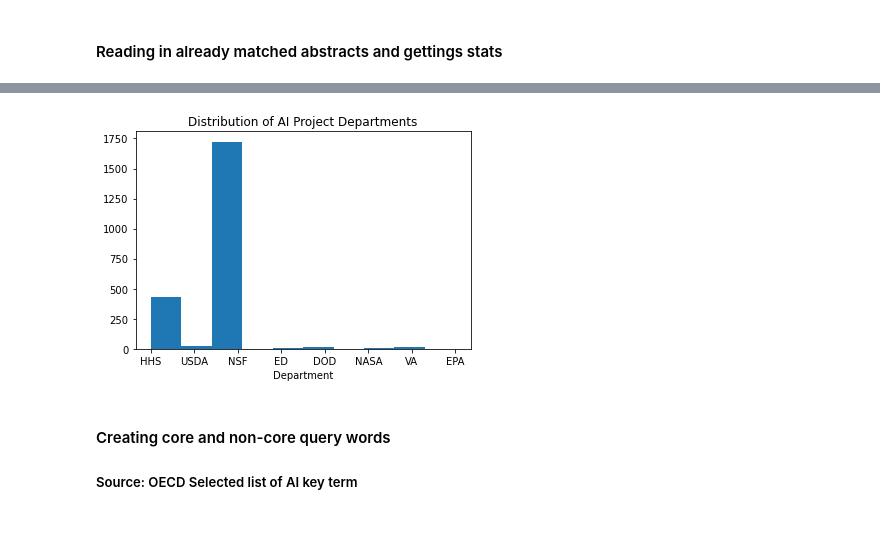
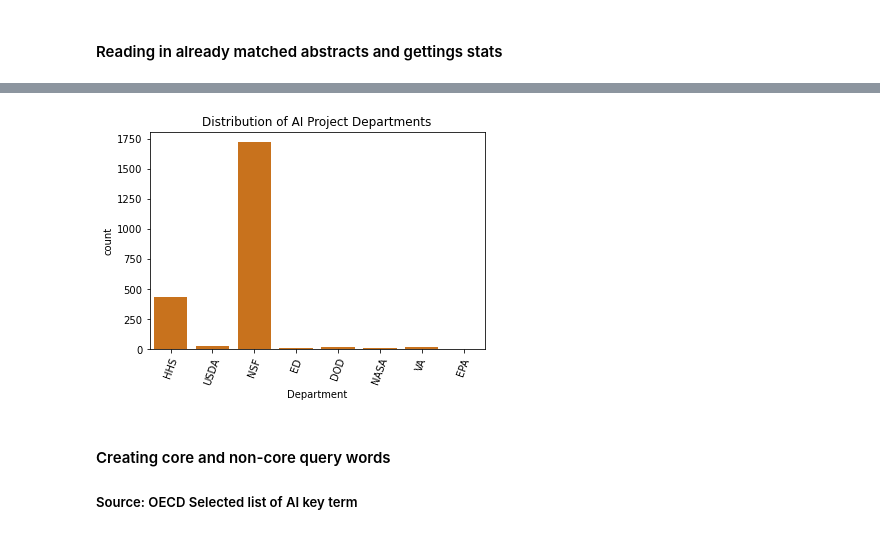
Before and after one commit to DSPG-Young-Scholars-Program/dspg21RnD, a Jupyter notebook: src/02_term_matching/01_OECD_term_matching.ipynb, the cells around one changed output, grey strips where cells are left out. Saved outputs shown, nothing was run; the diff lists cells and outputs as text; code cells hidden in the pictures.

```diff
--- a/src/02_term_matching/01_OECD_term_matching.ipynb
+++ b/src/02_term_matching/01_OECD_term_matching.ipynb
@@ -26,7 +26,7 @@ df.reset_index(inplace = True)
 # %%
 ai = pd.read_csv("/home/dab3dj/git/dspg21RnD/data/dspg21RnD/term_matched_abstracts_final.csv")
 # %%
-ai = ai[ai['IS_AI']!= "False"]
+ai = df[df['IS_AI']!= False]
 # %%
 ai_years = ai['PROJECT_START_DATE']
 # %%
@@ -34,4 +34,4 @@ from datetime import datetime
 # %%
 ai_years = pd.to_datetime(ai_years)
 # %%
-ai_years = ai_years.dt.year
+ai['PROJECT_START_YEAR'] = ai_years.dt.year
@@ -53,12 +50,13 @@ ai_depts = ai['DEPARTMENT']
 # %%
-# change to bar chart - prop
 fig, ax = plt.subplots()
-ax.hist(ai_depts, align='mid')
+ax = sb.countplot(x=ai['DEPARTMENT'],
+                 color='#E57200')
 plt.title("Distribution of AI Project Departments")
-plt.xlabel("Department")
+ax.set(xlabel="Department")
+plt.xticks(rotation=70)
 plt.show()
 # %% [output]
-[figure, old version]
+[figure, new version]
 # %% [markdown]
 #### Creating core and non-core query words
 ##### Source: OECD Selected list of AI key term
```
Also changed, not shown: parts of 8 cells of this notebook, 1 other file.
